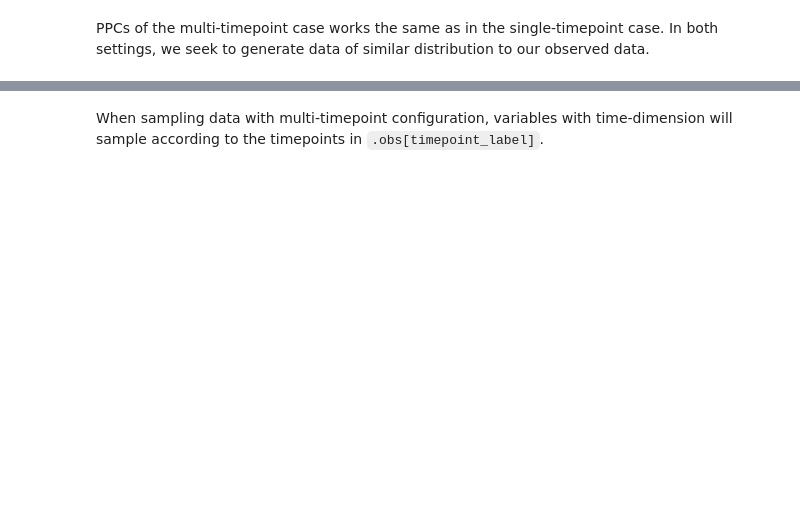
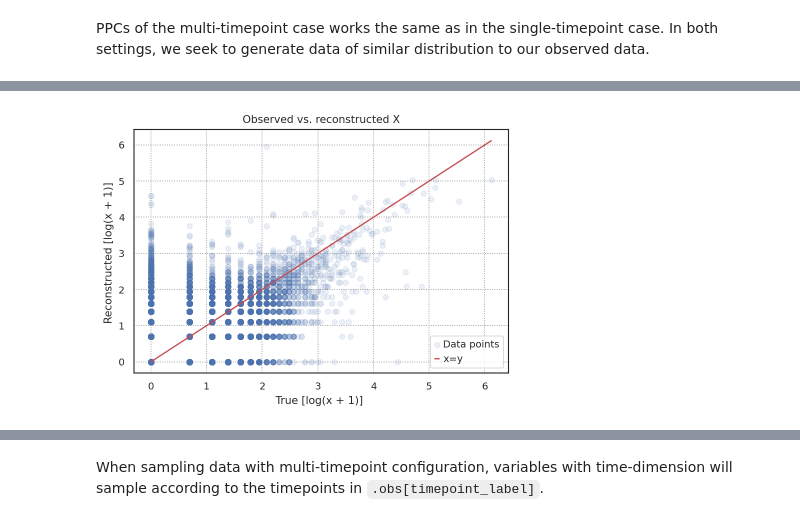
Before and after one commit to azizilab/echidna, a Jupyter notebook: examples/2-multi-timepoint.ipynb, the cells around one changed output, grey strips where cells are left out. Saved outputs shown, nothing was run; the diff lists cells and outputs as text; code cells hidden in the pictures; blank space fills up the shorter version.

```diff
--- a/examples/2-multi-timepoint.ipynb
+++ b/examples/2-multi-timepoint.ipynb
@@ -122,3 +106,7 @@ ec.pl.ppc(adata, "X")
+# %%
+ec.pl.ppc(adata, "X")
+# %% [output]
+[figure, added]
 # %%
 ec.pl.ppc(adata, "W")
 # %% [output]
```
Also changed, not shown: parts of 12 cells of this notebook.
